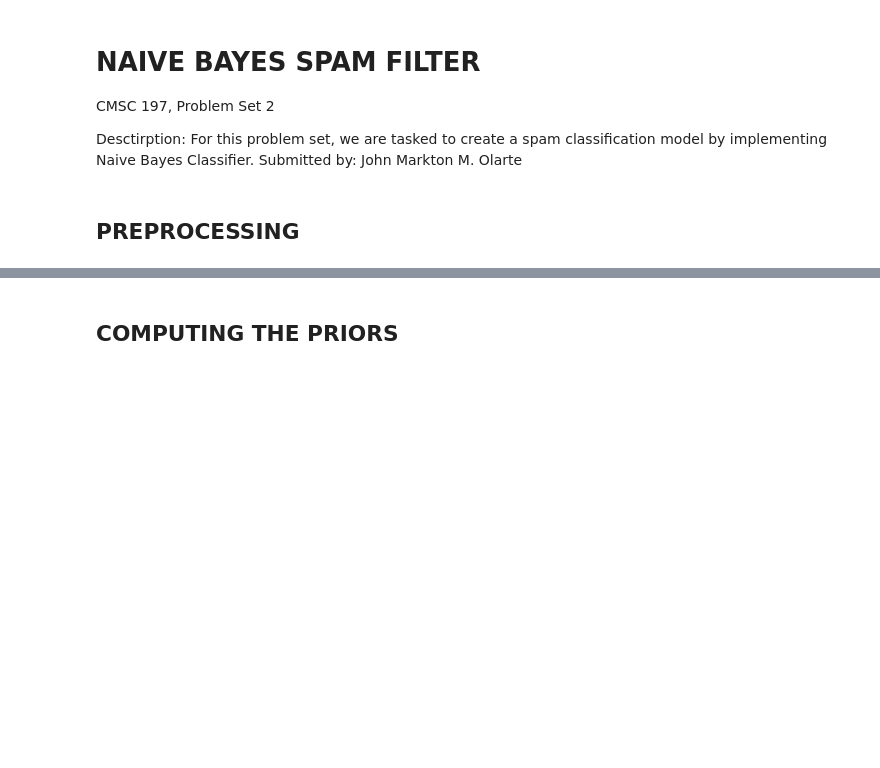
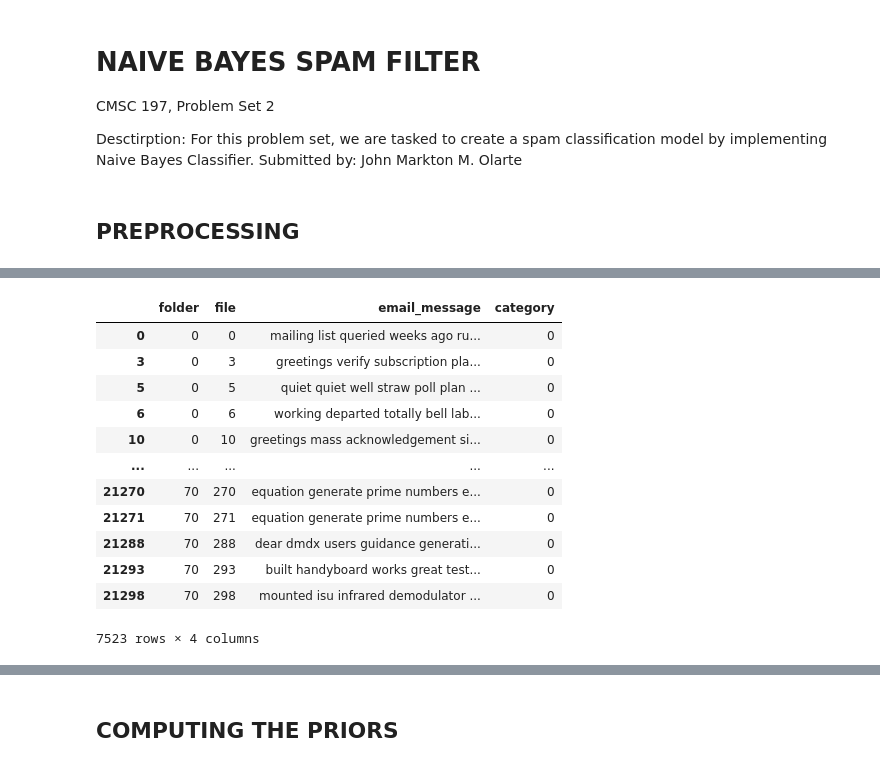
Before and after one commit to GravitonXD/OLARTE_ML, a Jupyter notebook: HW6/hw6-olarte.ipynb, the cells around one changed output, grey strips where cells are left out. Saved outputs shown, nothing was run; the diff lists cells and outputs as text; code cells hidden in the pictures; blank space fills up the shorter version.

```diff
--- a/HW6/hw6-olarte.ipynb
+++ b/HW6/hw6-olarte.ipynb
@@ -209,0 +63,16 @@ df_main
+# %%
+train_ham_df
+# %% [output]
+|  | folder | file | email_message | category |
+| 0 | 0 | 0 | mailing list queried weeks ago ru... | 0 |
+| 3 | 0 | 3 | greetings verify subscription pla... | 0 |
+| 5 | 0 | 5 | quiet quiet well straw poll plan ... | 0 |
+| 6 | 0 | 6 | working departed totally bell lab... | 0 |
+| 10 | 0 | 10 | greetings mass acknowledgement si... | 0 |
+| ... | ... | ... | ... | ... |
+| 21270 | 70 | 270 | equation generate prime numbers e... | 0 |
+| 21271 | 70 | 271 | equation generate prime numbers e... | 0 |
+| 21288 | 70 | 288 | dear dmdx users guidance generati... | 0 |
+| 21293 | 70 | 293 | built handyboard works great test... | 0 |
+| 21298 | 70 | 298 | mounted isu infrared demodulator ... | 0 |
+7523 rows × 4 columns
```
Also changed, not shown: parts of 33 cells of this notebook, 2 other files.
